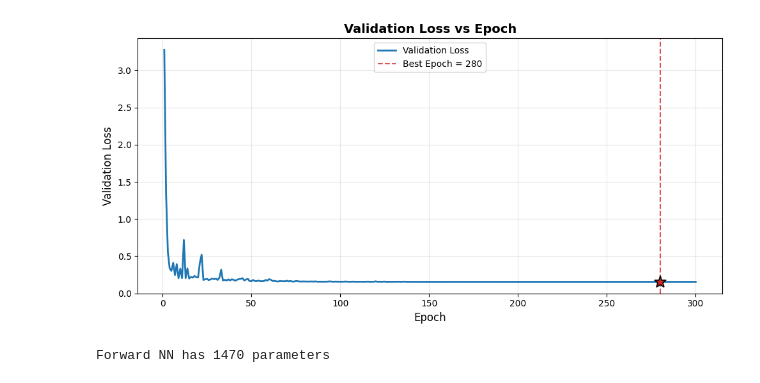
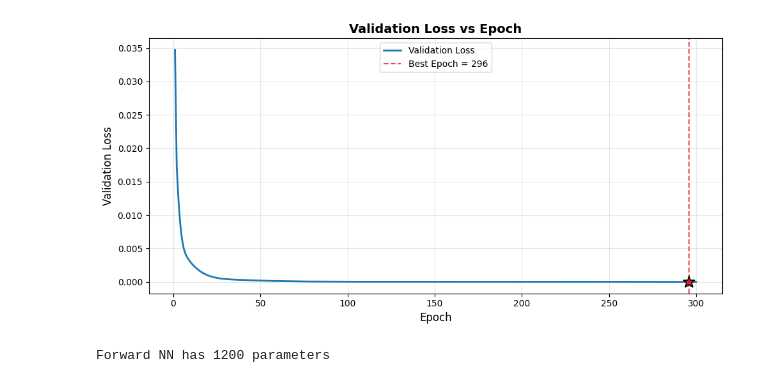
Before and after one commit to aquigney/sparseDPD, a Jupyter notebook: refactored_notebook.ipynb, the cells around one changed output. Saved outputs shown, nothing was run; the diff lists cells and outputs as text; code cells hidden in the pictures.

```diff
--- a/refactored_notebook.ipynb
+++ b/refactored_notebook.ipynb
@@ -12,14 +12,14 @@ from sparseDPD import LinearExperiment
 simpleDataManager = DataManager(filepath='PA_IO.mat', num_training_points=10000, num_validaiton_points=10000, num_test_points=2000)
 
 # Setup a volterra model and a volterra inverse
-volterra_forward_model = Volterra(num_nl_orders=5, num_memory_levels=3, dataset=simpleDataManager.training_dataset)
+volterra_forward_model = Volterra(num_nl_orders=5, num_memory_levels=10, dataset=simpleDataManager.training_dataset)
 
 print(f" Volterra NMSE: {volterra_forward_model.calculate_volterra_nmse(simpleDataManager.test_dataset)} dB")
 
 # Test NN forward performance
-forward_nn = NeuralNetwork(num_memory_levels=7, model_type='PNTDNN', forward_model=True)
+forward_nn = NeuralNetwork(num_memory_levels=20, model_type='PNTDNN', forward_model=True)
 train_losses_fwd, valid_losses_fwd, best_epoch_fwd = forward_nn.get_best_model(num_epochs=300, training_dataset=simpleDataManager.training_dataset,
-                                                                               validation_dataset=simpleDataManager.validation_dataset, learning_rate=1e-2, use_frames=True,
+                                                                               validation_dataset=simpleDataManager.validation_dataset, learning_rate=1e-3, use_frames=True,
                                                                                frame_stride=100, frame_length=500)
 # Print NMSE for forward model
 fwd_nmse = forward_nn.calculate_forward_nmse(simpleDataManager.test_dataset)
@@ -47,4 +47,4 @@ NN Forward Model NMSE: -37.69 dB
-[figure, old version]
+[figure, new version]
-Forward NN has 1470 parameters
+Forward NN has 1200 parameters
 # %%
 # Run linear pruning experiment on simple dataset
```
Also changed, not shown: parts of 4 cells of this notebook, 2 other files.
